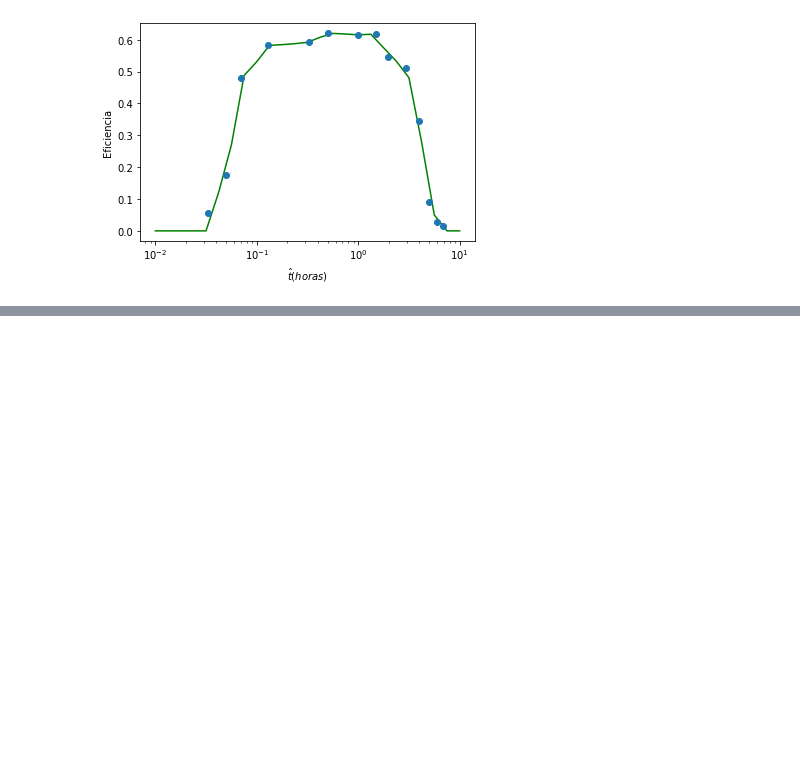
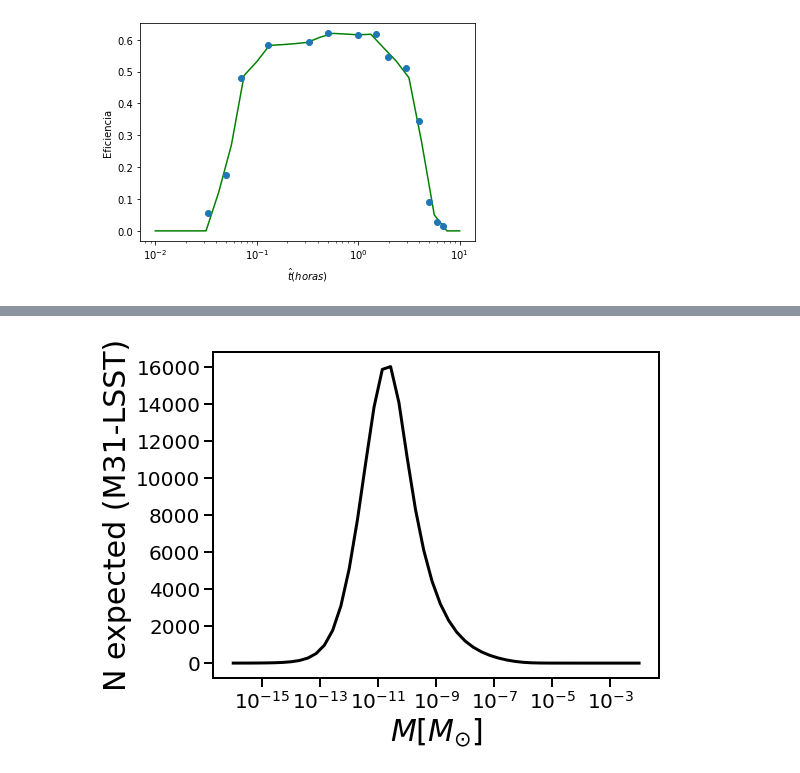
Before and after one commit to anibal-art/Microlensing, a Jupyter notebook: EVENT_RATE_N_exp_exclusion_M31.ipynb, the cells around one changed output, grey strips where cells are left out. Saved outputs shown, nothing was run; the diff lists cells and outputs as text; code cells hidden in the pictures; blank space fills up the shorter version.

```diff
--- a/EVENT_RATE_N_exp_exclusion_M31.ipynb
+++ b/EVENT_RATE_N_exp_exclusion_M31.ipynb
@@ -312,0 +354,38 @@ ax.tick_params(which='minor', length=5, color='black')
+# %%
+from scipy.integrate import simps
+E=7e+4
+M2 = np.logspace(-16,-2,50)
+N_lsst = []
+N_lsst2 = []
+
+for i in tqdm(range(len(M))):
+    G,tE  = dG_dt_HSC([-2,1],M2[i])
+#     int_G = simps(G*0.5, t)
+#     N_lsst.append(int_G)
+    for j in range(len(tE)):
+        if tE[j]>4:
+            G[j] = 0
+        elif tE[j]<0.016:
+            G[j] = 0
+    int_G = simps(E*G*0.5,tE)
+    N_lsst2.append(int_G)
+# %%
+plt.figure(figsize=(8,6))
+ax=plt.axes()
+
+plt.semilogx(M2,np.array(N_lsst2)*7*8.7e+7/E, linestyle='-', lw=3, color='black')
+
+plt.xlabel(r'$M [M_{\odot}]$',fontsize=30)
+plt.ylabel(r'N expected (M31-LSST)',fontsize=30)
+
+plt.xticks(fontsize=20)
+plt.yticks(fontsize=20)
+ax.spines['bottom'].set_linewidth(2)
+ax.spines['left'].set_linewidth(2)
+ax.spines['top'].set_linewidth(2)
+ax.spines['right'].set_linewidth(2)
+ax.tick_params(which='both', width=2)
+ax.tick_params(which='major', length=9)
+ax.tick_params(which='minor', length=5, color='black')
+# %% [output]
+[figure, added]
```
Also changed, not shown: parts of 8 cells of this notebook.
